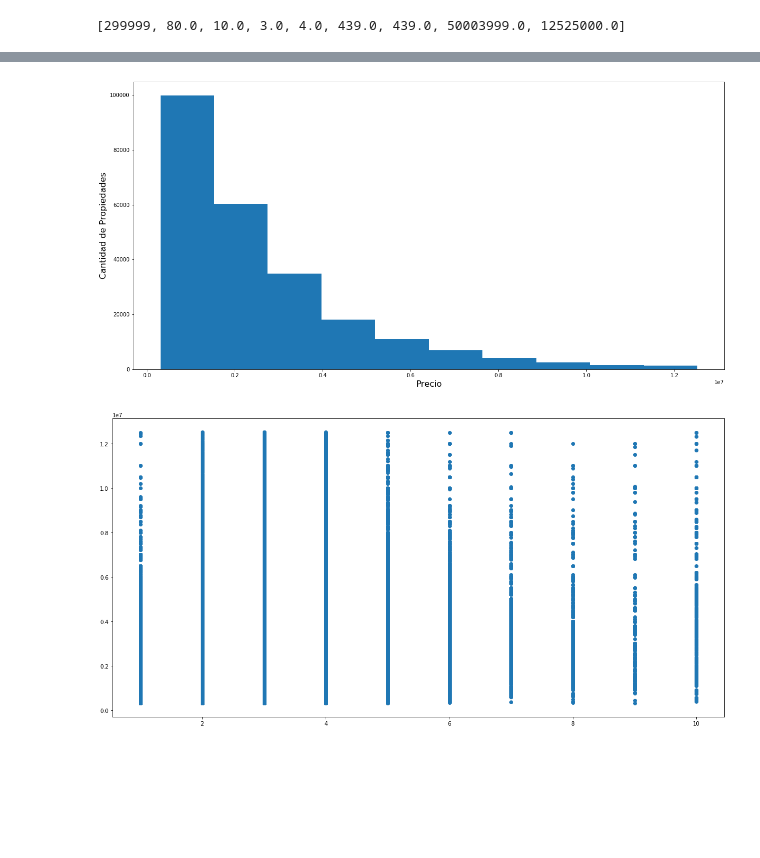
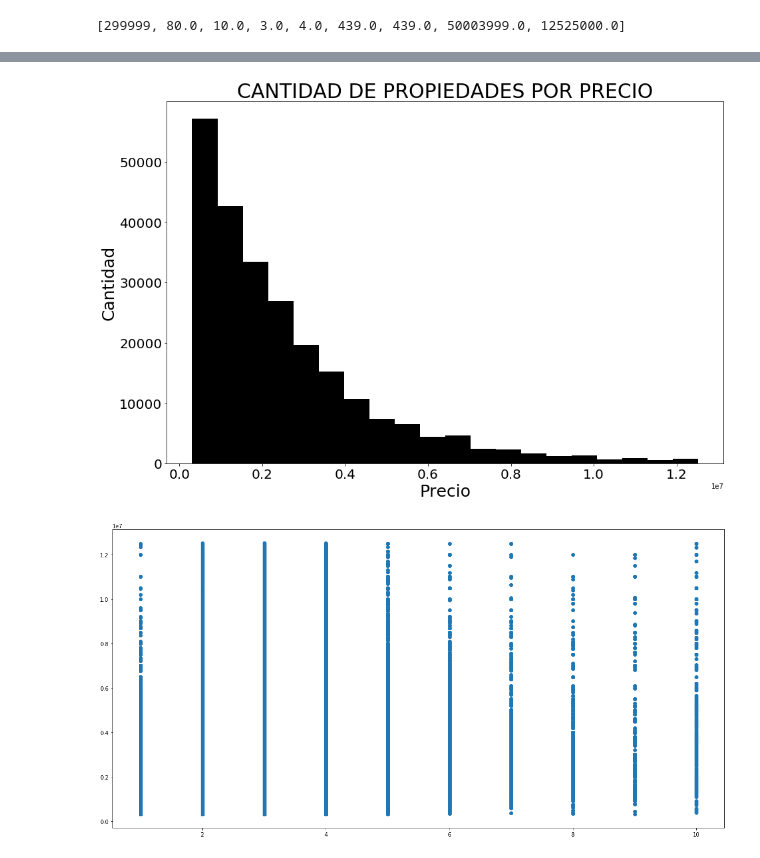
Before and after one commit to komod0/TPs-Org.Datos, a Jupyter notebook: tp1/Analisis de propiedades.ipynb, the cells around one changed output, grey strips where cells are left out. Drawn from its saved outputs; the diff is of its cells as text; code cells hidden in the pictures; blank space fills up the shorter version.

Commit message:
Agrego un par de gráficos

```diff
--- a/tp1/Analisis de propiedades.ipynb
+++ b/tp1/Analisis de propiedades.ipynb
@@ -192,8 +237,6 @@ dfok['Precio'].max(),]
 '''
 
 # Numéricos
-dfok['ID'] = dfok['ID'].astype(np.uint32)
-
 dfok['Antiguedad'] = dfok['Antiguedad'].astype(np.uint8)
 dfok['CantHabitaciones'] = dfok['CantHabitaciones'].astype(np.uint8)
 dfok['CantGarages'] = dfok['CantGarages'].astype(np.uint8)
@@ -202,17 +245,6 @@ dfok['CantBanos'] = dfok['CantBanos'].astype(np.uint8)
 dfok['MetrosCuadradosCubiertos'] = dfok['MetrosCuadradosCubiertos'].astype(np.uint16)
 dfok['MetrosCuadradosTotales'] = dfok['MetrosCuadradosTotales'].astype(np.uint16)
 dfok['IDZona'] = dfok['IDZona'].astype(np.uint32)
-dfok['Precio'] = dfok['Precio'].astype(np.uint32)
-
-# Booleanos
-dfok['TieneGimnasio'] = dfok['TieneGimnasio'].astype(np.bool)
-dfok['TieneUsosMúltiples'] = dfok['TieneUsosMúltiples'].astype(np.bool)
-dfok['TienePileta'] = dfok['TienePileta'].astype(np.bool)
-dfok['TieneEscuelasCerca'] = dfok['TieneEscuelasCerca'].astype(np.bool)
-dfok['TieneShoppingsCerca'] = dfok['TieneShoppingsCerca'].astype(np.bool)
-
-# Fecha
-dfok['Fecha'] = dfok['Fecha'].astype('datetime64')
 
 # Categóricas
 dfok['TipoPropiedad'] = dfok['TipoPropiedad'].astype('category')
@@ -237,14 +280,34 @@ Name: Precio, dtype: float64
 # %%
 ''' ¿Hay más propiedades caras o baratas?'''
 
-plt.figure(figsize = (20, 10))
-plt.xlabel("Precio", fontsize = 16);
-plt.ylabel("Cantidad de Propiedades", fontsize = 16);
-plt.hist(dfok['Precio']);
+# Tamaño del gráfico
+plt.figure(figsize = (15, 10));
+
+# Tamaño de los títulos de los ejes
+plt.xlabel("Precio", fontsize = 25);
+plt.ylabel("Cantidad", fontsize = 25);
+
+# Título
+mp.rcParams.update( { 'axes.titlesize':'30' } )
+plt.title("CANTIDAD DE PROPIEDADES POR PRECIO")
+
+# Tamaño de las letras de los ejes
+plt.tick_params(axis='both', which='major', labelsize = 20)
+plt.tick_params(axis='both', which='minor', labelsize = 20)
+
+# Rotar ejes
+    # plt.xticks(rotation = 90)
+
+# Límites para cada coordenada
+    # plt.ylim([13, 34]);
+    # plt.xlim([-116, -86]);
+
+# Tipo de gráficok
+plt.hist(dfok['Precio'], color = 'black', bins = 20);
 
 ''' Los mayores precios se encuentran concentrados para la minoría de las propiedades. ''';
 # %% [output]
-[figure, old version]
+[figure, new version]
 # %%
 ''' ¿El precio es proporcional a la cantidad de habitaciones?
 '''
```
Also changed, not shown: parts of 17 cells of this notebook, 1 other file.
